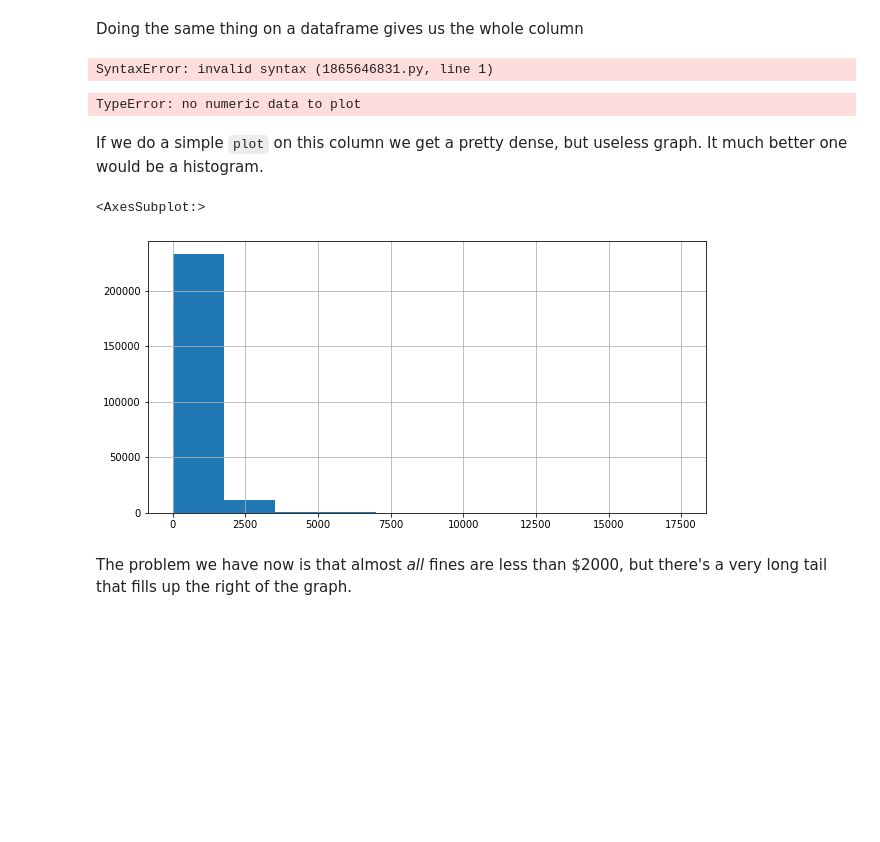
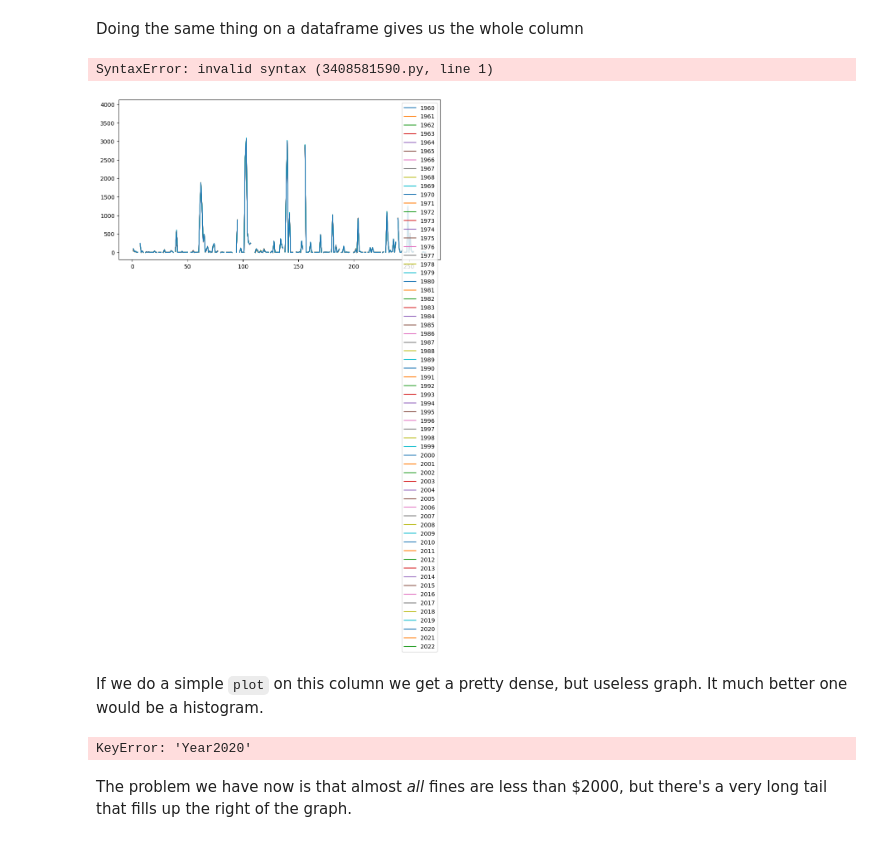
Before and after one commit to augmentedvision/Annual_Water_Depletion, a Jupyter notebook: data_introduction/basic_pandas.ipynb, the cells around one changed output. Saved outputs shown, nothing was run; the diff lists cells and outputs as text; code cells hidden in the pictures; blank space fills up the shorter version.

```diff
--- a/data_introduction/basic_pandas.ipynb
+++ b/data_introduction/basic_pandas.ipynb
@@ -129,20 +129,23 @@ row_fifteen.Country_Code
 # %% [markdown]
 Doing the same thing on a dataframe gives us the whole column
 # %%
-water_depletion_data.
+water_depletion_data.2020
 # %% [output]
-SyntaxError: invalid syntax (1865646831.py, line 1)
+SyntaxError: invalid syntax (3408581590.py, line 1)
 # %%
-water_depletion_data["2020"].plot()
+water_depletion_data.plot()
+plt.show()
 # %% [output]
-TypeError: no numeric data to plot
+[figure, added]
 # %% [markdown]
 If we do a simple `plot` on this column we get a pretty dense, but useless graph. It much better one would be a histogram.
-# %%
-penalty_data.FACE_VALUE.hist()
-# %% [output]
-<AxesSubplot:>
-[figure, removed]
+# %%
+#water_depletion_data["2020"].hist()
+#plt.show()
+Year2020 = water_depletion_data[water_depletion_data.columns[water_depletion_data.columns.str.strip()=='2020']]
+water_depletion_data["Year2020"].hist()
+# %% [output]
+KeyError: 'Year2020'
 # %% [markdown]
 The problem we have now is that almost _all_ fines are less than $2000, but there's a very long tail that fills up the right of the graph.
 # %% [markdown]
```
Also changed, not shown: parts of 1 cell of this notebook, 2 other files.
